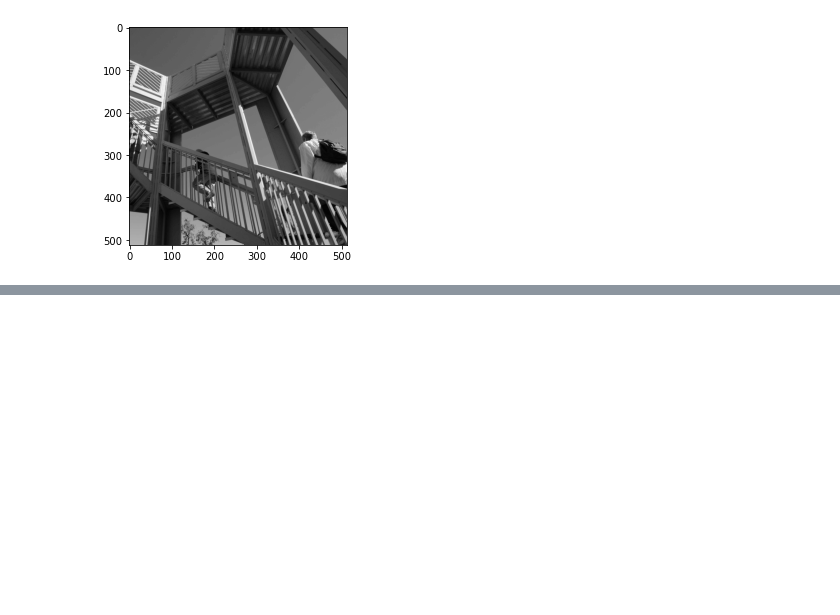
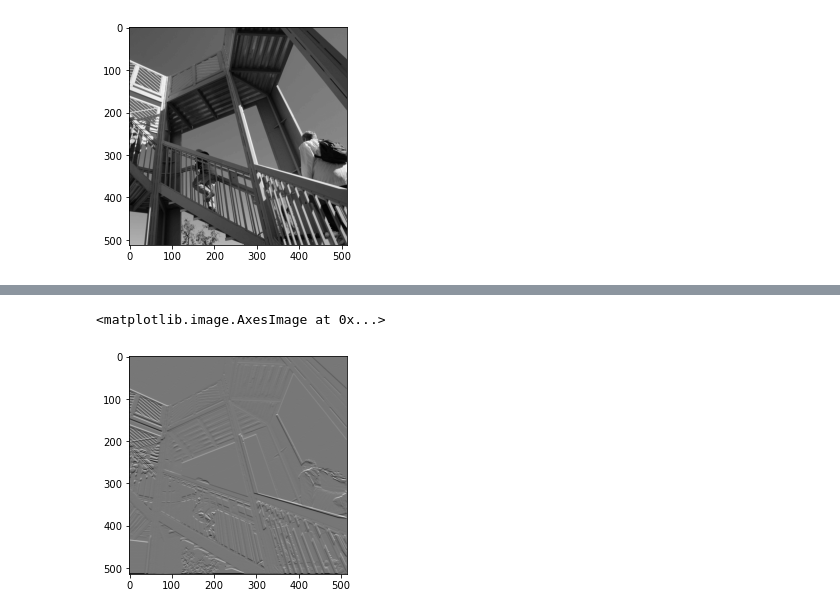
Before and after one commit to kaizer-rmk/SummerDir, a Jupyter notebook: CV/day_14(test_example_cnn).ipynb, the cells around one changed output, grey strips where cells are left out. Drawn from its saved outputs; the diff is of its cells as text; code cells hidden in the pictures; blank space fills up the shorter version.

```diff
--- a/CV/day_14(test_example_cnn).ipynb
+++ b/CV/day_14(test_example_cnn).ipynb
@@ -48,0 +47,6 @@ error: OpenCV(4.5.2) :-1: error: (-5:Bad argument) in function 'imshow'
+# %%
+f = numpy.array([
+    [1,2,1],
+    [0,0,0],
+    [-1,-2,-1]
+])
@@ -48,0 +75,7 @@ error: OpenCV(4.5.2) :-1: error: (-5:Bad argument) in function 'imshow'
+# %%
+cimg = convolve2d(img, f)
+# %%
+plt.imshow(cimg,cmap="gray")
+# %% [output]
+<matplotlib.image.AxesImage at 0x...>
+[figure, added]
```
Also changed, not shown: parts of 7 cells of this notebook, 4 other files.
